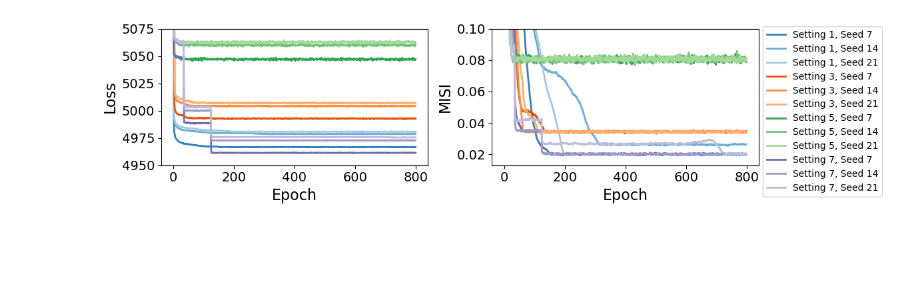
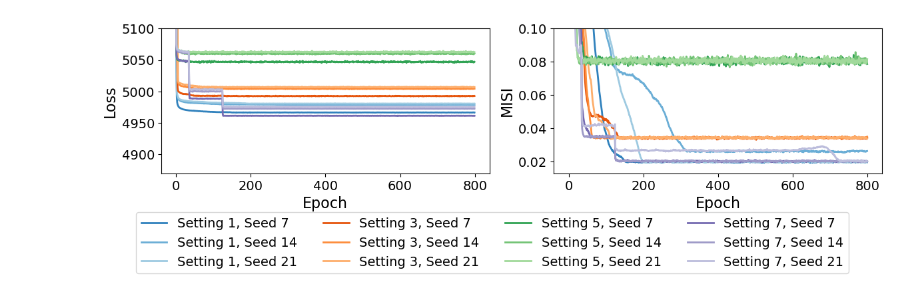
Before and after one commit to FareyaB/MISA-pytorch, a Jupyter notebook: figures/plot_bhi25.ipynb, the cells around one changed output. Cells and saved outputs as stored; diff of their text form; code cells hidden in the pictures; blank space fills up the shorter version.

Commit message:
updated legend location for fig 3 and filenames for figs 3 and 4

```diff
--- a/figures/plot_bhi25.ipynb
+++ b/figures/plot_bhi25.ipynb
@@ -41,35 +41,40 @@ n_epoch = 800
 color_indices = [0, 1, 2, 4, 5, 6, 8, 9, 10, 12, 13, 14]
 # color_indices = [1, 5, 9, 2, 6, 10, 3, 7, 11, 0, 4, 8]
 
-fig, axes = plt.subplots(1, 2, figsize=(12,3))
+fig, axes = plt.subplots(1, 2, figsize=(12,4))
 
 min_all = [np.min(la) for la in loss_all]
 max_all = [np.max(la) for la in loss_all]
 for i, l in enumerate(label_all):
     axes[0].plot(range(n_epoch), loss_all[i], label=l, linewidth=2, color=plt.cm.tab20c(color_indices[i]))
     # axes[0].plot(range(n_epoch), np.log10(loss_all[i]-min(min_all)+1e0)+1, label=l, linewidth=2, color=plt.cm.tab20c(color_indices[i]))
     # axes[0].plot(range(n_epoch), np.log10(loss_all[i]-np.min(loss_all[i])+1)+1, label=l, linewidth=1, color=plt.cm.tab20c(color_indices[i]))
 axes[0].set_xlabel("Epoch", fontsize=16)
 axes[0].set_ylabel("Loss", fontsize=16)
 axes[0].tick_params(axis='both', which='major', labelsize=14)
 # axes[0].set_ylim(4950, 5075) # Full models
 axes[0].set_ylim(4870, 5100)
 # axes[0].set_ylim(0.95, np.log10(max(max_all) - min(min_all) + 1e0) + 1.2)
 # axes[0].set_ylim(0.95, 3.5)
 
 for i, l in enumerate(label_all):
     axes[1].plot(range(n_epoch), isi_all[i], label=l, linewidth=2, color=plt.cm.tab20c(color_indices[i]))
 axes[1].set_xlabel("Epoch", fontsize=16)
 axes[1].set_ylabel("MISI", fontsize=16)
 axes[1].tick_params(axis='both', which='major', labelsize=14)
 axes[1].set_ylim(0.013, 0.1)
 # axes[1].set_yscale("log")
-axes[1].legend(fontsize=10, bbox_to_anchor=(1, 1.05))
+# axes[1].legend(fontsize=10, bbox_to_anchor=(1, 1.05))
+handles, labels = axes[1].get_legend_handles_labels()
+# Create legend on the figure using only those handles and labels
+fig.legend(handles, labels, loc='lower center', bbox_to_anchor=(0.5, 0.0), fontsize=14, ncol=4)
 
+# Adjust layout to make room for the legend
 plt.tight_layout()
+plt.subplots_adjust(bottom=0.4)  # Add space at the bottom
 # plt.savefig("/data/users4/xli/MISA/MISA-pytorch/runs/BHI25/significant_model_loss_isi.pdf")#, dpi=500
 # plt.savefig("/data/users4/xli/MISA/MISA-pytorch/runs/BHI25/full_model_loss_isi.pdf")#, dpi=500
-plt.savefig("/data/users3/rsilva/MISA-pytorch/figures/full_model_loss_isi_final_v2.pdf", bbox_inches='tight', dpi=800 )#, dpi=500
+plt.savefig("/data/users3/rsilva/MISA-pytorch/figures/yohan3b.pdf", bbox_inches='tight', dpi=800 )#, dpi=500
 # plt.savefig("/data/users3/rsilva/MISA-pytorch/figures/significant_model_loss_isi_final.pdf", bbox_inches='tight', dpi=800 )#, dpi=500
 # %% [output]
-[figure, old version]
+[figure, new version]
```
Also changed, not shown: 5 other files.
